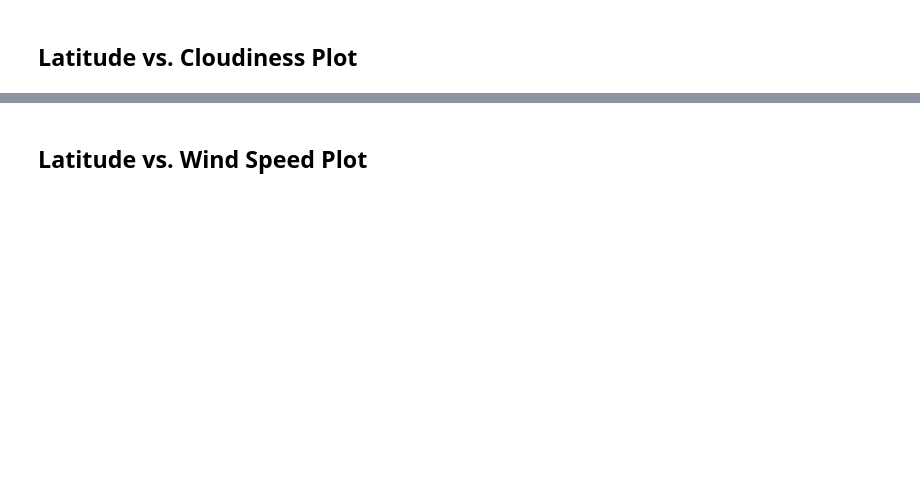
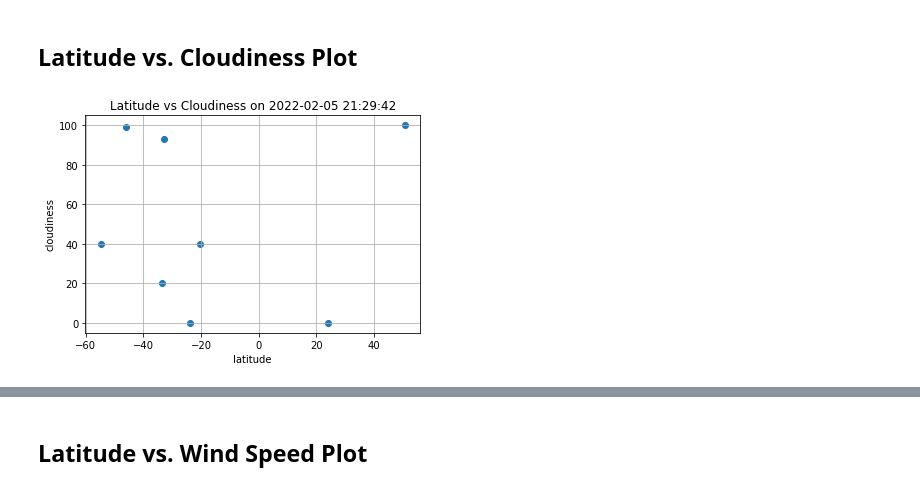
Before and after one commit to PamFernandez/python-api-challenge, a Jupyter notebook: starter_code/WeatherPy.ipynb, the cells around one changed output, grey strips where cells are left out. Cells and saved outputs as stored; diff of their text form; code cells hidden in the pictures; blank space fills up the shorter version.

```diff
--- a/starter_code/WeatherPy.ipynb
+++ b/starter_code/WeatherPy.ipynb
@@ -213,2 +245,18 @@ NameError: name 'Images' is not defined
 # %% [markdown]
 ## Latitude vs. Cloudiness Plot
+# %%
+# lat vs temp basic plot
+x_lat = city_df['lat']
+y_cloudiness = city_df['cloudiness']
+plt.scatter(x_lat, y_cloudiness)
+
+# titles, labels, and design elements
+plt.title(f'Latitude vs Cloudiness on {run_date}')
+plt.xlabel('latitude')
+plt.ylabel('cloudiness')
+plt.grid()
+
+# display plot
+plt.show()
+# %% [output]
+[figure, added]
```
Also changed, not shown: parts of 23 cells of this notebook, 5 other files.
